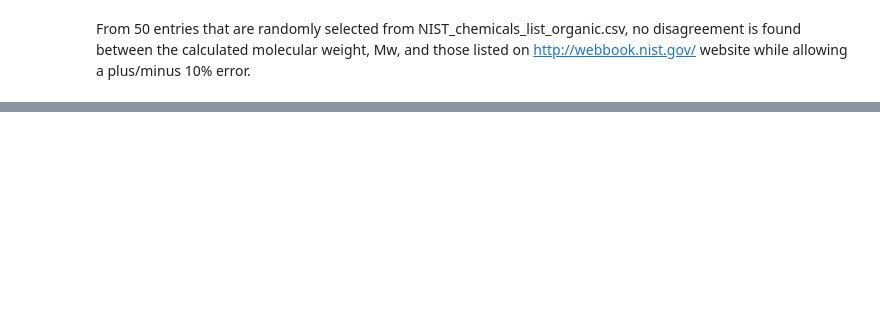
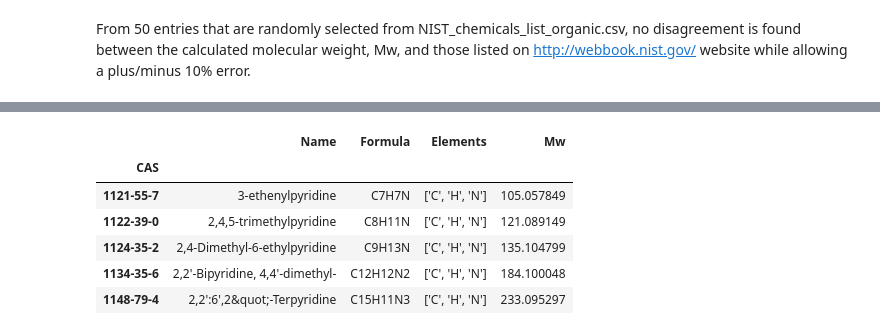
Before and after one commit to rayguna/Mini-Projects, a Jupyter notebook: capstone_project1/capstone_project1_inferential statistics.ipynb, the cells around one changed output, grey strips where cells are left out. Cells and saved outputs as stored; diff of their text form; code cells hidden in the pictures; blank space fills up the shorter version.

```diff
--- a/capstone_project1/capstone_project1_inferential statistics.ipynb
+++ b/capstone_project1/capstone_project1_inferential statistics.ipynb
@@ -264,0 +419,12 @@ Calculate residuals between two curves and determine the distributions:
+# %%
+#(15) search for pyridines
+df_pyridine=df[(df.Name.str.contains('pyridine')) & (df.Formula.str.contains('N')) \
+            & ~(df['Elements'].str.contains('F')) \
+            & ~(df['Elements'].str.contains('Cl')) \
+            & ~(df['Elements'].str.contains('Br')) \
+            & ~(df['Elements'].str.contains('I')) \
+            & ~(df['Elements'].str.contains('P')) \
+            & ~(df['Elements'].str.contains('O')) \
+            & ~(df['Elements'].str.contains('S'))]
+
+df_pyridine.head(3) #check
@@ -264,0 +437,32 @@ Calculate residuals between two curves and determine the distributions:
+# %%
+#combine the various groups into a single dictionary
+dict_funct_group={}
+
+
+dict_funct_group['ester']=df_ester
+dict_funct_group['ketone']=df_ketone
+dict_funct_group['alcohol']=df_alcohol
+dict_funct_group['alkane']=df_alkane
+dict_funct_group['alkene']=df_alkene
+
+dict_funct_group['amine']=df_amine
+dict_funct_group['aldehyde']=df_aldehyde
+dict_funct_group['acid']=df_acid
+dict_funct_group['ether']=df_ether
+dict_funct_group['halide']=df_halide
+
+dict_funct_group['thiol']=df_thiol
+dict_funct_group['thiophene']=df_thiophene
+dict_funct_group['aniline']=df_aniline
+dict_funct_group['benzene']=df_benzene
+dict_funct_group['pyridine']=df_pyridine
+
+dict_funct_group['pyridine'].head() #check
+# %% [output]
+|  | Name | Formula | Elements | Mw |
+| CAS |  |  |  |  |
+| 1121-55-7 | 3-ethenylpyridine | C7H7N | ['C', 'H', 'N'] | 105.057849 |
+| 1122-39-0 | 2,4,5-trimethylpyridine | C8H11N | ['C', 'H', 'N'] | 121.089149 |
+| 1124-35-2 | 2,4-Dimethyl-6-ethylpyridine | C9H13N | ['C', 'H', 'N'] | 135.104799 |
+| 1134-35-6 | 2,2'-Bipyridine, 4,4'-dimethyl- | C12H12N2 | ['C', 'H', 'N'] | 184.100048 |
+| 1148-79-4 | 2,2':6',2&quot;-Terpyridine | C15H11N3 | ['C', 'H', 'N'] | 233.095297 |
```
Also changed, not shown: parts of 83 cells of this notebook, 2 other files.
